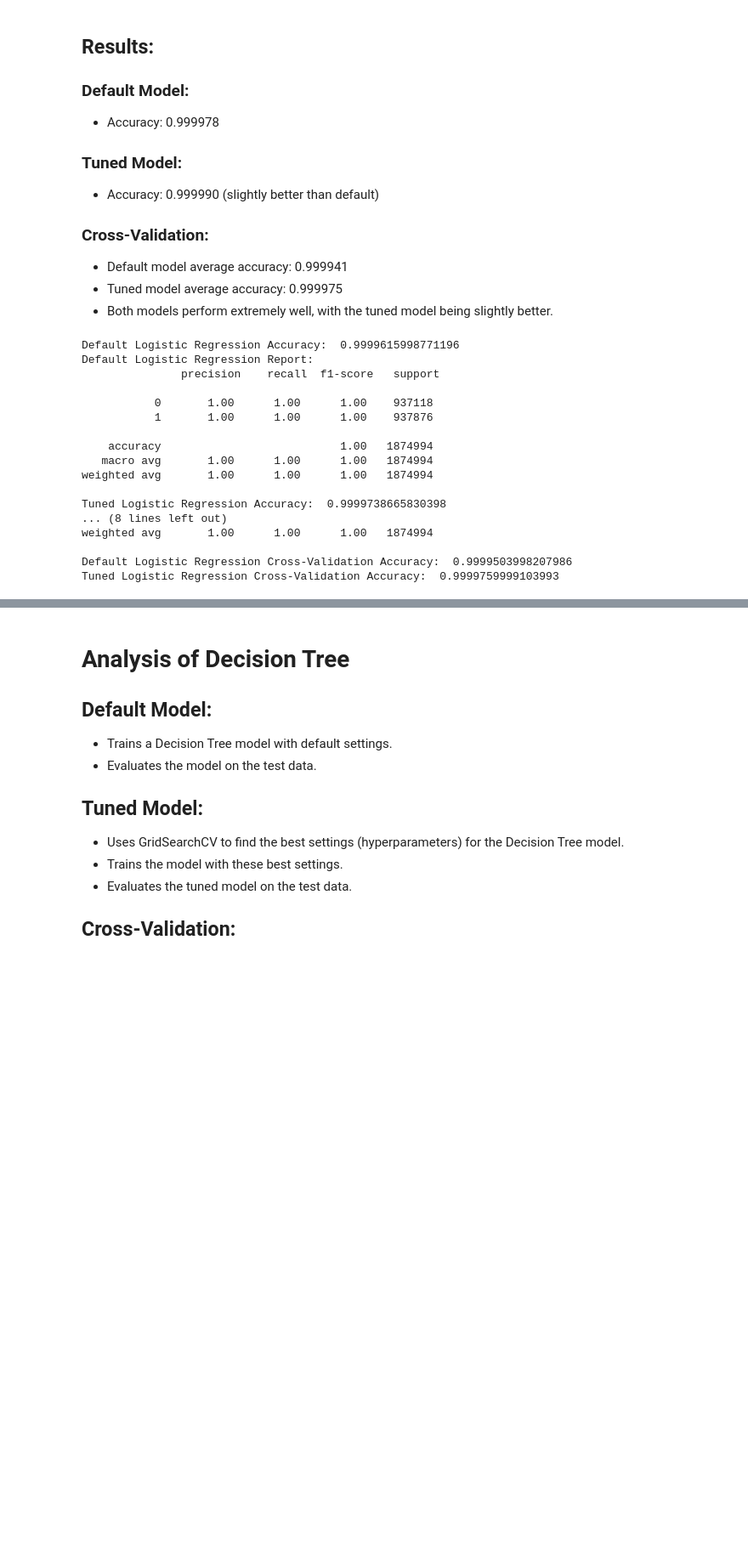
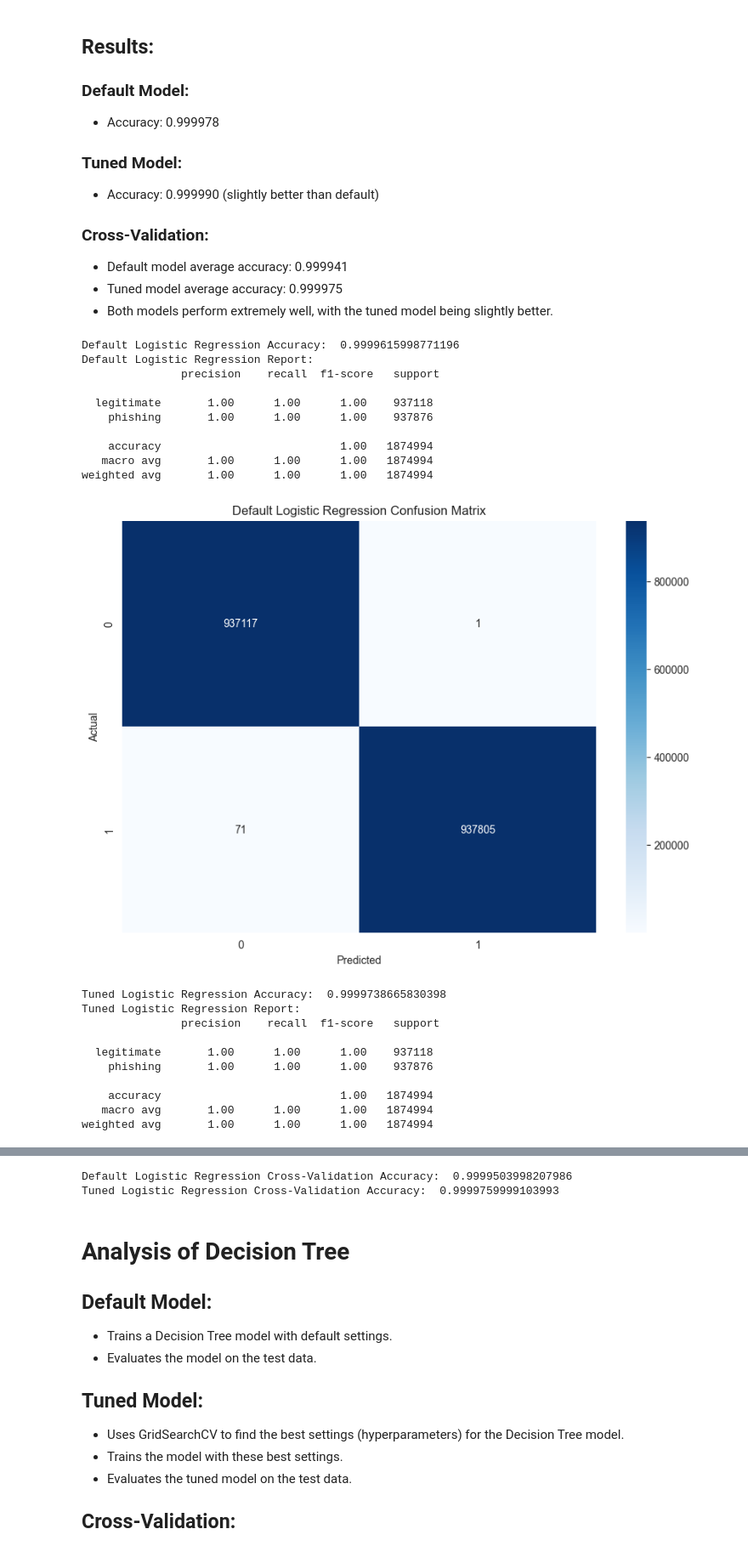
Before and after one commit to JarneAe/Phishing_ML, a Jupyter notebook: Notebooks/HyperParamater_Tuning.ipynb, the cells around one changed output, grey strips where cells are left out. Shown at 85% size. Cells and saved outputs as stored; diff of their text form; code cells hidden in the pictures; blank space fills up the shorter version.

Commit message:
Added confusion matrices

```diff
--- a/Notebooks/HyperParamater_Tuning.ipynb
+++ b/Notebooks/HyperParamater_Tuning.ipynb
@@ -11,11 +14,13 @@ from sklearn.model_selection import cross_val_score
 # %%
-
 # Load the preprocessed dataset (replace the path with your actual file path)
 data = pd.read_csv('../data/norm_data.csv')
 
 # Define features (X) and target (y)
 X = data.copy()
 y = X.pop('label')
+
+# Remove the 'url' column as it is not a feature
+X.pop('url')
 
 # Split the dataset into training and test sets (using only 25% of the data)
 X_train, X_test, y_train, y_test = train_test_split(X, y, test_size=0.75, random_state=42)
@@ -61,6 +66,8 @@ svm_clf = SVC()
 - Tuned model average accuracy: 0.999975
 - Both models perform extremely well, with the tuned model being slightly better.
 # %%
+
+
 # Train the Logistic Regression model with default parameters
 default_log_reg = LogisticRegression(max_iter=1000)
 default_log_reg.fit(X_train, y_train)
@@ -69,6 +76,15 @@ default_log_reg.fit(X_train, y_train)
 default_log_reg_pred = default_log_reg.predict(X_test)
 print("Default Logistic Regression Accuracy: ", accuracy_score(y_test, default_log_reg_pred))
 print("Default Logistic Regression Report:\n", classification_report(y_test, default_log_reg_pred))
+
+# Confusion matrix for default model
+default_cm = confusion_matrix(y_test, default_log_reg_pred)
+plt.figure(figsize=(10, 7))
+sns.heatmap(default_cm, annot=True, fmt='d', cmap='Blues')
+plt.title('Default Logistic Regression Confusion Matrix')
+plt.xlabel('Predicted')
+plt.ylabel('Actual')
+plt.show()
 
 # Perform GridSearchCV for hyperparameter tuning with parallelization
 param_grid_log_reg = {
@@ -76,39 +92,51 @@ param_grid_log_reg = {
     'solver': ['liblinear', 'lbfgs']
 }
 grid_log_reg = GridSearchCV(LogisticRegression(max_iter=1000), param_grid_log_reg, cv=5, scoring='accuracy', n_jobs=-1)
 grid_log_reg.fit(X_train, y_train)
 
 # Get the best model from GridSearchCV
 best_log_reg = grid_log_reg.best_estimator_
 
 # Evaluate the best model
 log_reg_pred = best_log_reg.predict(X_test)
 print("Tuned Logistic Regression Accuracy: ", accuracy_score(y_test, log_reg_pred))
 print("Tuned Logistic Regression Report:\n", classification_report(y_test, log_reg_pred))
 
+# Confusion matrix for tuned model
+tuned_cm = confusion_matrix(y_test, log_reg_pred)
+plt.figure(figsize=(10, 7))
+sns.heatmap(tuned_cm, annot=True, fmt='d', cmap='Blues')
+plt.title('Tuned Logistic Regression Confusion Matrix')
+plt.xlabel('Predicted')
+plt.ylabel('Actual')
+plt.show()
 
 # Perform cross-validation on the default model
 default_scores = cross_val_score(default_log_reg, X_train, y_train, cv=5, scoring='accuracy', n_jobs=-1)
 print("Default Logistic Regression Cross-Validation Accuracy: ", default_scores.mean())
 
 # Perform cross-validation on the tuned model
 tuned_scores = cross_val_score(best_log_reg, X_train, y_train, cv=5, scoring='accuracy', n_jobs=-1)
 print("Tuned Logistic Regression Cross-Validation Accuracy: ", tuned_scores.mean())
 # %% [output]
 Default Logistic Regression Accuracy:  0.9999615998771196
 Default Logistic Regression Report:
                precision    recall  f1-score   support
 
-           0       1.00      1.00      1.00    937118
-           1       1.00      1.00      1.00    937876
+  legitimate       1.00      1.00      1.00    937118
+    phishing       1.00      1.00      1.00    937876
 
     accuracy                           1.00   1874994
    macro avg       1.00      1.00      1.00   1874994
 weighted avg       1.00      1.00      1.00   1874994
-
-Tuned Logistic Regression Accuracy:  0.9999738665830398
-... (8 lines left out)
-weighted avg       1.00      1.00      1.00   1874994
-
-Default Logistic Regression Cross-Validation Accuracy:  0.9999503998207986
-Tuned Logistic Regression Cross-Validation Accuracy:  0.9999759999103993
+[figure, added]
+Tuned Logistic Regression Accuracy:  0.9999738665830398
+Tuned Logistic Regression Report:
+               precision    recall  f1-score   support
+
+  legitimate       1.00      1.00      1.00    937118
+    phishing       1.00      1.00      1.00    937876
+
+    accuracy                           1.00   1874994
+   macro avg       1.00      1.00      1.00   1874994
+weighted avg       1.00      1.00      1.00   1874994
@@ -115,3 +144,5 @@ Tuned Logistic Regression Cross-Validation Accuracy:  0.9999759999103993
+Default Logistic Regression Cross-Validation Accuracy:  0.9999503998207986
+Tuned Logistic Regression Cross-Validation Accuracy:  0.9999759999103993
 # %% [markdown]
 # Analysis of Decision Tree
 
```
Also changed, not shown: parts of 5 cells of this notebook.
